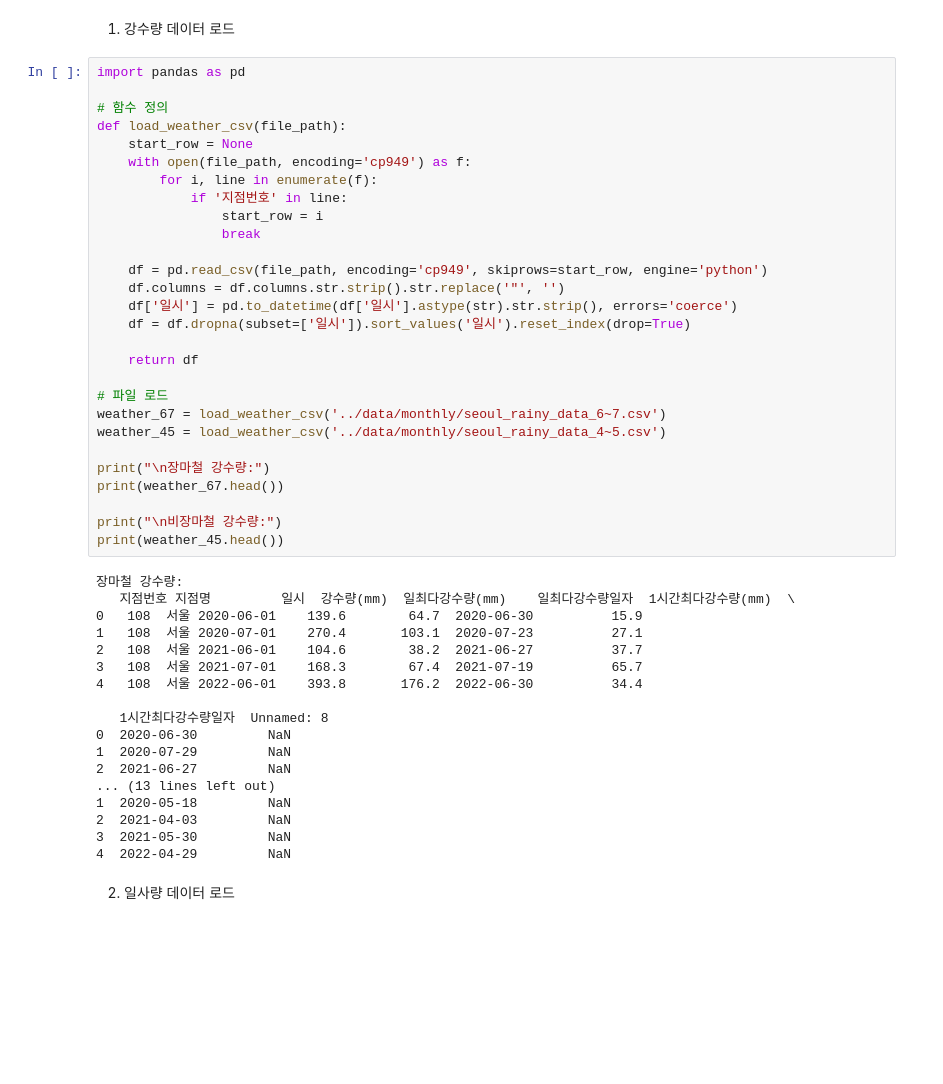
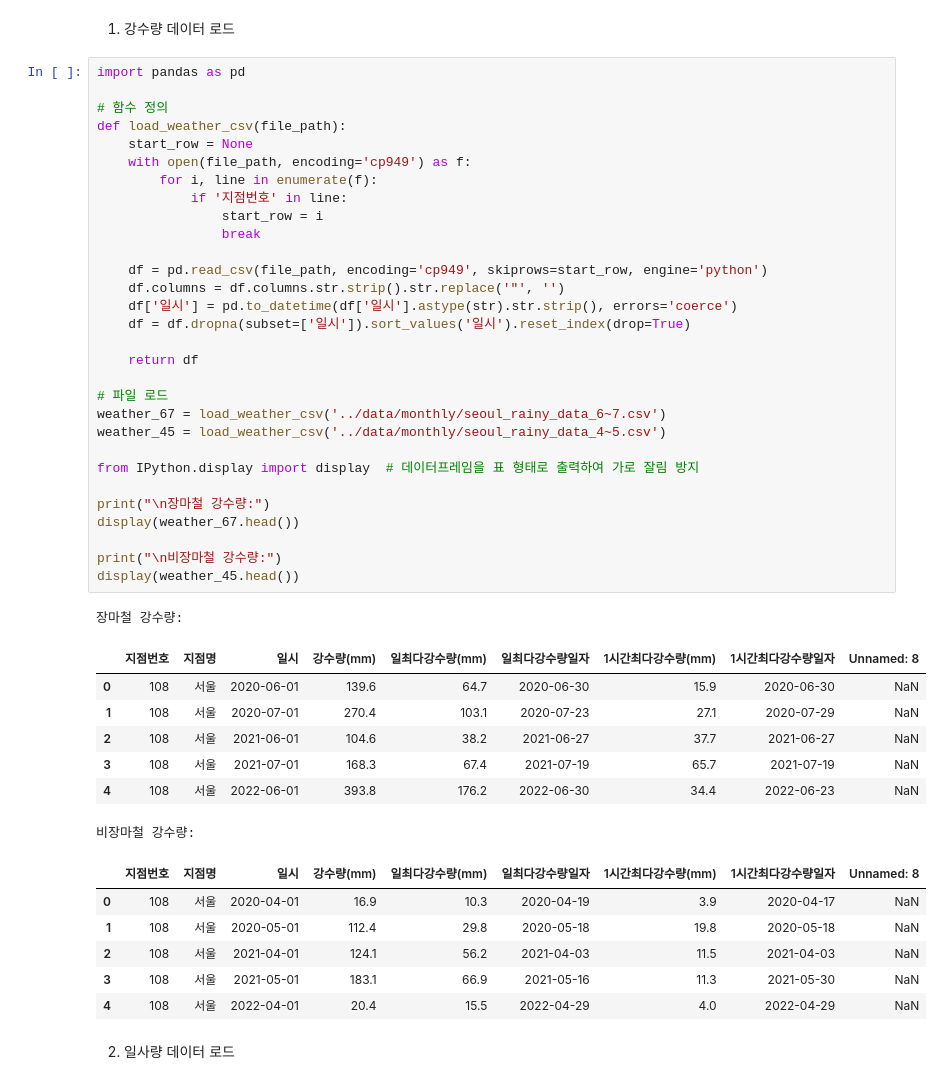
Before and after one commit to Subin928/RE_data_project, a Jupyter notebook: notebooks/RE_data_project_idea.ipynb, the cells around one changed output. Cells and saved outputs as stored; diff of their text form; blank space fills up the shorter version.

```diff
--- a/notebooks/RE_data_project_idea.ipynb
+++ b/notebooks/RE_data_project_idea.ipynb
@@ -33,49 +33,48 @@ ESS_UNIT_PRICE = 500000
 # %%
 import pandas as pd
 
 # 함수 정의
 def load_weather_csv(file_path):
     start_row = None
     with open(file_path, encoding='cp949') as f:
         for i, line in enumerate(f):
             if '지점번호' in line:
                 start_row = i
                 break
 
     df = pd.read_csv(file_path, encoding='cp949', skiprows=start_row, engine='python')
     df.columns = df.columns.str.strip().str.replace('"', '')
     df['일시'] = pd.to_datetime(df['일시'].astype(str).str.strip(), errors='coerce')
     df = df.dropna(subset=['일시']).sort_values('일시').reset_index(drop=True)
 
     return df
 
 # 파일 로드
 weather_67 = load_weather_csv('../data/monthly/seoul_rainy_data_6~7.csv')
 weather_45 = load_weather_csv('../data/monthly/seoul_rainy_data_4~5.csv')
 
+from IPython.display import display  # 데이터프레임을 표 형태로 출력하여 가로 잘림 방지
+
 print("\n장마철 강수량:")
-print(weather_67.head())
+display(weather_67.head())
 
 print("\n비장마철 강수량:")
-print(weather_45.head())
+display(weather_45.head())
 # %% [output]
 장마철 강수량:
-   지점번호 지점명         일시  강수량(mm)  일최다강수량(mm)    일최다강수량일자  1시간최다강수량(mm)  \
-0   108  서울 2020-06-01    139.6        64.7  2020-06-30          15.9
-1   108  서울 2020-07-01    270.4       103.1  2020-07-23          27.1
-2   108  서울 2021-06-01    104.6        38.2  2021-06-27          37.7
-3   108  서울 2021-07-01    168.3        67.4  2021-07-19          65.7
-4   108  서울 2022-06-01    393.8       176.2  2022-06-30          34.4
-
-   1시간최다강수량일자  Unnamed: 8
-0  2020-06-30         NaN
-1  2020-07-29         NaN
-2  2021-06-27         NaN
-... (13 lines left out)
-1  2020-05-18         NaN
-2  2021-04-03         NaN
-3  2021-05-30         NaN
-4  2022-04-29         NaN
+|  | 지점번호 | 지점명 | 일시 | 강수량(mm) | 일최다강수량(mm) | 일최다강수량일자 | 1시간최다강수량(mm) | 1시간최다강수량일자 | Unnamed: 8 |
+| 0 | 108 | 서울 | 2020-06-01 | 139.6 | 64.7 | 2020-06-30 | 15.9 | 2020-06-30 | NaN |
+| 1 | 108 | 서울 | 2020-07-01 | 270.4 | 103.1 | 2020-07-23 | 27.1 | 2020-07-29 | NaN |
+| 2 | 108 | 서울 | 2021-06-01 | 104.6 | 38.2 | 2021-06-27 | 37.7 | 2021-06-27 | NaN |
+| 3 | 108 | 서울 | 2021-07-01 | 168.3 | 67.4 | 2021-07-19 | 65.7 | 2021-07-19 | NaN |
+| 4 | 108 | 서울 | 2022-06-01 | 393.8 | 176.2 | 2022-06-30 | 34.4 | 2022-06-23 | NaN |
+비장마철 강수량:
+|  | 지점번호 | 지점명 | 일시 | 강수량(mm) | 일최다강수량(mm) | 일최다강수량일자 | 1시간최다강수량(mm) | 1시간최다강수량일자 | Unnamed: 8 |
+| 0 | 108 | 서울 | 2020-04-01 | 16.9 | 10.3 | 2020-04-19 | 3.9 | 2020-04-17 | NaN |
+| 1 | 108 | 서울 | 2020-05-01 | 112.4 | 29.8 | 2020-05-18 | 19.8 | 2020-05-18 | NaN |
+| 2 | 108 | 서울 | 2021-04-01 | 124.1 | 56.2 | 2021-04-03 | 11.5 | 2021-04-03 | NaN |
+| 3 | 108 | 서울 | 2021-05-01 | 183.1 | 66.9 | 2021-05-16 | 11.3 | 2021-05-30 | NaN |
+| 4 | 108 | 서울 | 2022-04-01 | 20.4 | 15.5 | 2022-04-29 | 4.0 | 2022-04-29 | NaN |
 # %% [markdown]
 2. 일사량 데이터 로드
 # %%
```
Also changed, not shown: parts of 2 cells of this notebook.
